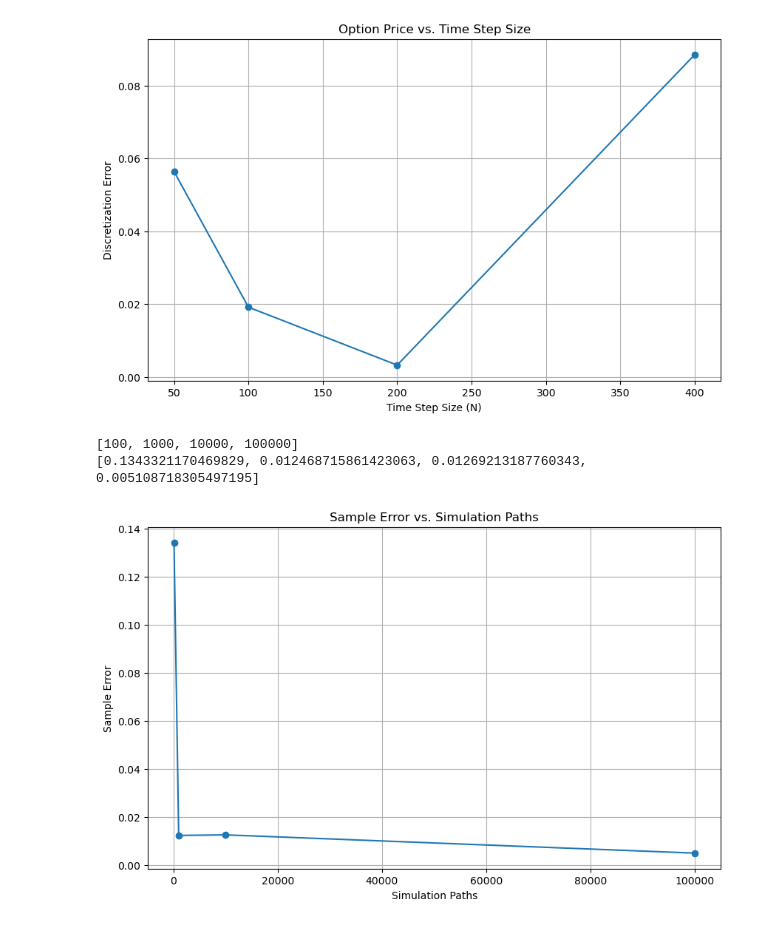
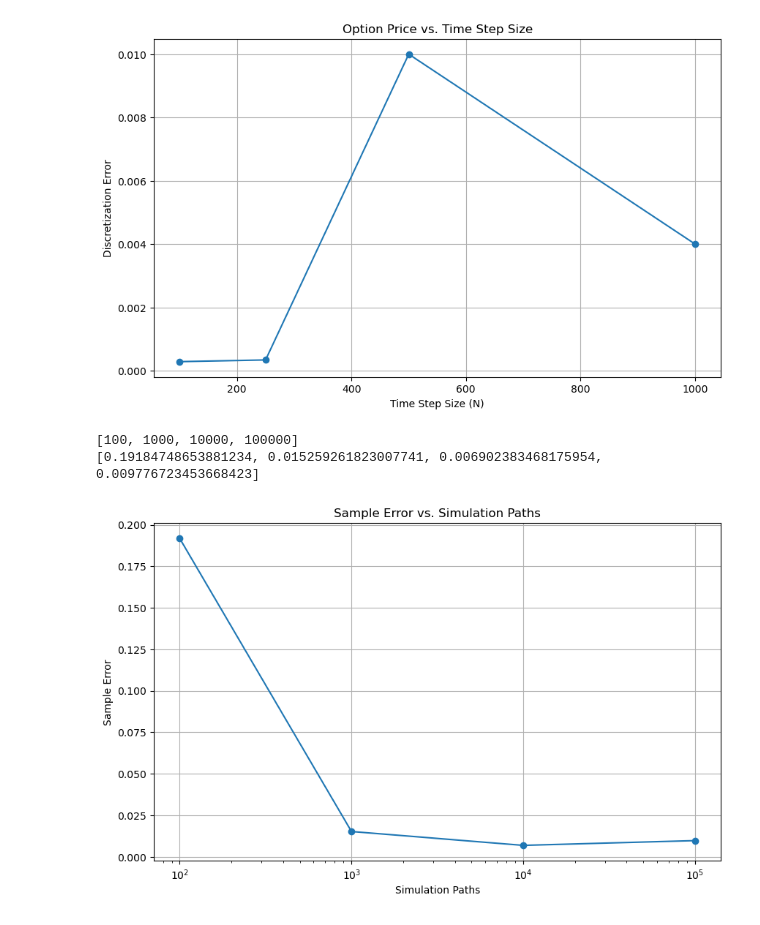
Before and after one commit to pontusbjorklid/Computational-Finance-Projects, a Jupyter notebook: MCpricing.ipynb, the cells around one changed output. Saved outputs shown, nothing was run; the diff lists cells and outputs as text; code cells hidden in the pictures.

```diff
--- a/MCpricing.ipynb
+++ b/MCpricing.ipynb
@@ -79,41 +79,40 @@ def simulate_option_price(N):
     S0 = 14          # Initial value of the asset (e.g. stock price)
     T = 0.5          # Time horizon
     dt = T / N       # Time step size
-    n_simulations = 1000  # Number of simulation paths
+    n_simulations = int(1e5)  # Number of simulation paths #OBS!!! Need to be quite large in order to see the discretization error
     K = 15           # Strike price of the option
 
-    dt = T / N
     dW = np.random.normal(0, np.sqrt(dt), (n_simulations, N))
 
     # Simulate paths
     S = np.zeros((n_simulations, N + 1))
     S[:, 0] = S0
     for i in tqdm(range(N)):
         S[:, i+1] = S[:, i] + r * S[:, i] * dt + sigma * S[:, i]**gamma * dW[:, i]
 
     # Compute the payoff at maturity
     payoffs = np.maximum(S[:, -1] - K, 0)
     mean_payoff = np.mean(payoffs)
     call_option_price = np.exp(-r * T) * mean_payoff
     F = bsexact(sigma, r, K, T, S0)
 
     discretization_error = abs(call_option_price - F)
     return discretization_error
 
 # Run simulations with different time steps
-N_values = [50, 100, 200, 400]
+N_values = [100, 250, 500, 1000]
 discretization_errors = [simulate_option_price(N) for N in N_values]
 
 # Plot the option price as a function of the time step size
 plt.figure(figsize=(10, 6))
 plt.plot(N_values, discretization_errors, 'o-')
 plt.title('Option Price vs. Time Step Size')
 plt.xlabel('Time Step Size (N)')
 plt.ylabel('Discretization Error')
 plt.grid(True)
 plt.show()
 # %% [output]
-[figure, old version]
+[figure, new version]
 # %%
 ### SAMPLE ERROR ###
 
@@ -130,7 +129,6 @@ def simulate_option_price(n_simulations):
     dt = T / N       # Time step size
     K = 15           # Strike price of the option
 
-    dt = T / N
     dW = np.random.normal(0, np.sqrt(dt), (n_simulations, N))
 
     # Simulate paths
@@ -157,7 +155,7 @@ print(sample_errors)
 
 # Plot the sample error as a function of the number of simulations
 plt.figure(figsize=(10, 6))
-plt.plot(n_values, sample_errors, 'o-')  # Use semilogx for logarithmic X-axis
+plt.semilogx(n_values, sample_errors, 'o-')  # Use semilogx for logarithmic X-axis
 plt.title('Sample Error vs. Simulation Paths')
 plt.xlabel('Simulation Paths')
 plt.ylabel('Sample Error')
@@ -165,8 +163,8 @@ plt.grid(True)
 plt.show()
 # %% [output]
 [100, 1000, 10000, 100000]
-[0.1343321170469829, 0.012468715861423063, 0.01269213187760343, 0.005108718305497195]
+[0.19184748653881234, 0.015259261823007741, 0.006902383468175954, 0.009776723453668423]
-[figure, old version]
+[figure, new version]
 # %%
 # Function to calculate the percentage error between the simulated call option price and the exact value
 def calculate_percentage_error(n_simulations, N):
```
Also changed, not shown: parts of 3 cells of this notebook.
